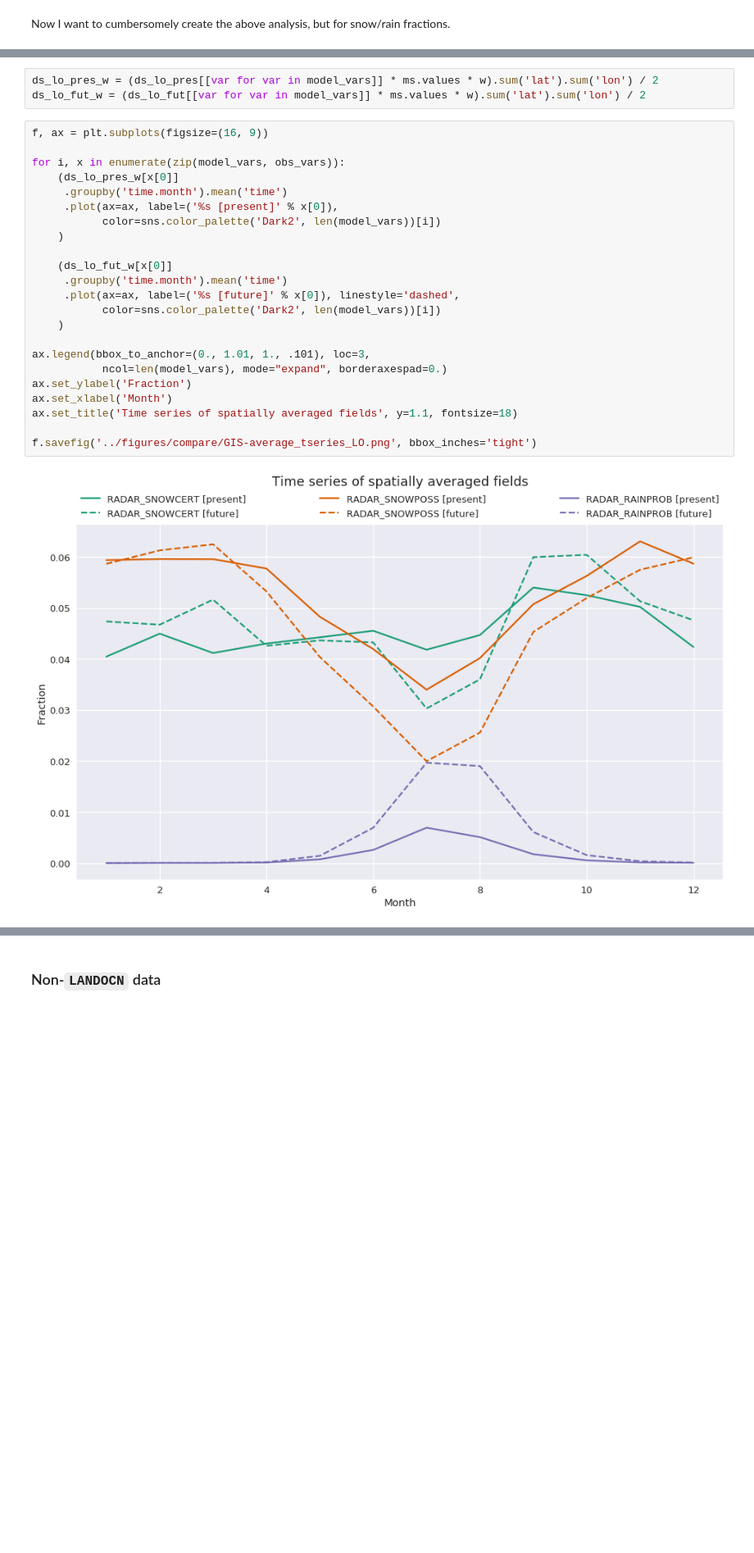
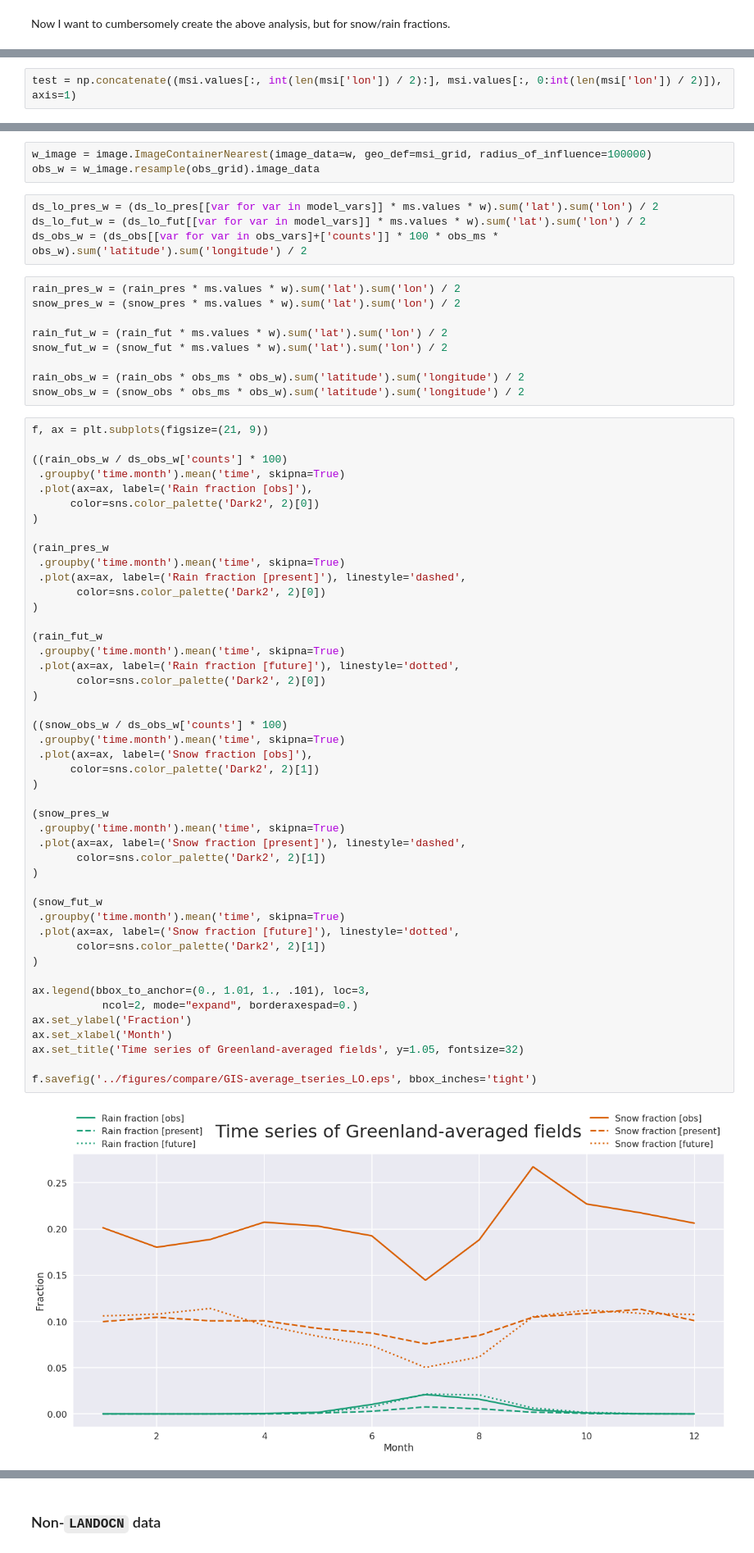
Before and after one commit to dcamron/cosp-explore, a Jupyter notebook: notebooks/compare.ipynb, the cells around one changed output, grey strips where cells are left out. Shown at 82% size. Drawn from its saved outputs; the diff is of its cells as text; blank space fills up the shorter version.

```diff
--- a/notebooks/compare.ipynb
+++ b/notebooks/compare.ipynb
@@ -180,0 +309,2 @@ w = np.tile((ds_lo_pres['gw'][0]*1.25/360), [len(ds_lo_pres['lon']), 1]).T
+# %%
+test = np.concatenate((msi.values[:, int(len(msi['lon']) / 2):], msi.values[:, 0:int(len(msi['lon']) / 2)]), axis=1)
@@ -181,28 +332,64 @@ w = np.tile((ds_lo_pres['gw'][0]*1.25/360), [len(ds_lo_pres['lon']), 1]).T
+# %%
+w_image = image.ImageContainerNearest(image_data=w, geo_def=msi_grid, radius_of_influence=100000)
+obs_w = w_image.resample(obs_grid).image_data
 # %%
 ds_lo_pres_w = (ds_lo_pres[[var for var in model_vars]] * ms.values * w).sum('lat').sum('lon') / 2
 ds_lo_fut_w = (ds_lo_fut[[var for var in model_vars]] * ms.values * w).sum('lat').sum('lon') / 2
+ds_obs_w = (ds_obs[[var for var in obs_vars]+['counts']] * 100 * obs_ms * obs_w).sum('latitude').sum('longitude') / 2
+# %%
+rain_pres_w = (rain_pres * ms.values * w).sum('lat').sum('lon') / 2
+snow_pres_w = (snow_pres * ms.values * w).sum('lat').sum('lon') / 2
+
+rain_fut_w = (rain_fut * ms.values * w).sum('lat').sum('lon') / 2
+snow_fut_w = (snow_fut * ms.values * w).sum('lat').sum('lon') / 2
+
+rain_obs_w = (rain_obs * obs_ms * obs_w).sum('latitude').sum('longitude') / 2
+snow_obs_w = (snow_obs * obs_ms * obs_w).sum('latitude').sum('longitude') / 2
 # %%
-f, ax = plt.subplots(figsize=(16, 9))
+f, ax = plt.subplots(figsize=(21, 9))
 
-for i, x in enumerate(zip(model_vars, obs_vars)):
-    (ds_lo_pres_w[x[0]]
-     .groupby('time.month').mean('time')
-     .plot(ax=ax, label=('%s [present]' % x[0]),
-           color=sns.color_palette('Dark2', len(model_vars))[i])
-    )
+((rain_obs_w / ds_obs_w['counts'] * 100)
+ .groupby('time.month').mean('time', skipna=True)
+ .plot(ax=ax, label=('Rain fraction [obs]'),
+      color=sns.color_palette('Dark2', 2)[0])
+)
 
-    (ds_lo_fut_w[x[0]]
-     .groupby('time.month').mean('time')
-     .plot(ax=ax, label=('%s [future]' % x[0]), linestyle='dashed',
-           color=sns.color_palette('Dark2', len(model_vars))[i])
-    )
+(rain_pres_w
+ .groupby('time.month').mean('time', skipna=True)
+ .plot(ax=ax, label=('Rain fraction [present]'), linestyle='dashed',
+       color=sns.color_palette('Dark2', 2)[0])
+)
+
+(rain_fut_w
+ .groupby('time.month').mean('time', skipna=True)
+ .plot(ax=ax, label=('Rain fraction [future]'), linestyle='dotted',
+       color=sns.color_palette('Dark2', 2)[0])
+)
+
+((snow_obs_w / ds_obs_w['counts'] * 100)
+ .groupby('time.month').mean('time', skipna=True)
+ .plot(ax=ax, label=('Snow fraction [obs]'),
+      color=sns.color_palette('Dark2', 2)[1])
+)
+
+(snow_pres_w
+ .groupby('time.month').mean('time', skipna=True)
+ .plot(ax=ax, label=('Snow fraction [present]'), linestyle='dashed',
+       color=sns.color_palette('Dark2', 2)[1])
+)
+
+(snow_fut_w
+ .groupby('time.month').mean('time', skipna=True)
+ .plot(ax=ax, label=('Snow fraction [future]'), linestyle='dotted',
+       color=sns.color_palette('Dark2', 2)[1])
+)
 
 ax.legend(bbox_to_anchor=(0., 1.01, 1., .101), loc=3,
-           ncol=len(model_vars), mode="expand", borderaxespad=0.)
+           ncol=2, mode="expand", borderaxespad=0.)
 ax.set_ylabel('Fraction')
 ax.set_xlabel('Month')
-ax.set_title('Time series of spatially averaged fields', y=1.1, fontsize=18)
+ax.set_title('Time series of Greenland-averaged fields', y=1.05, fontsize=32)
 
-f.savefig('../figures/compare/GIS-average_tseries_LO.png', bbox_inches='tight')
+f.savefig('../figures/compare/GIS-average_tseries_LO.eps', bbox_inches='tight')
 # %% [output]
-[figure, old version]
+[figure, new version]
```
Also changed, not shown: parts of 22 cells of this notebook, 7 other files.
